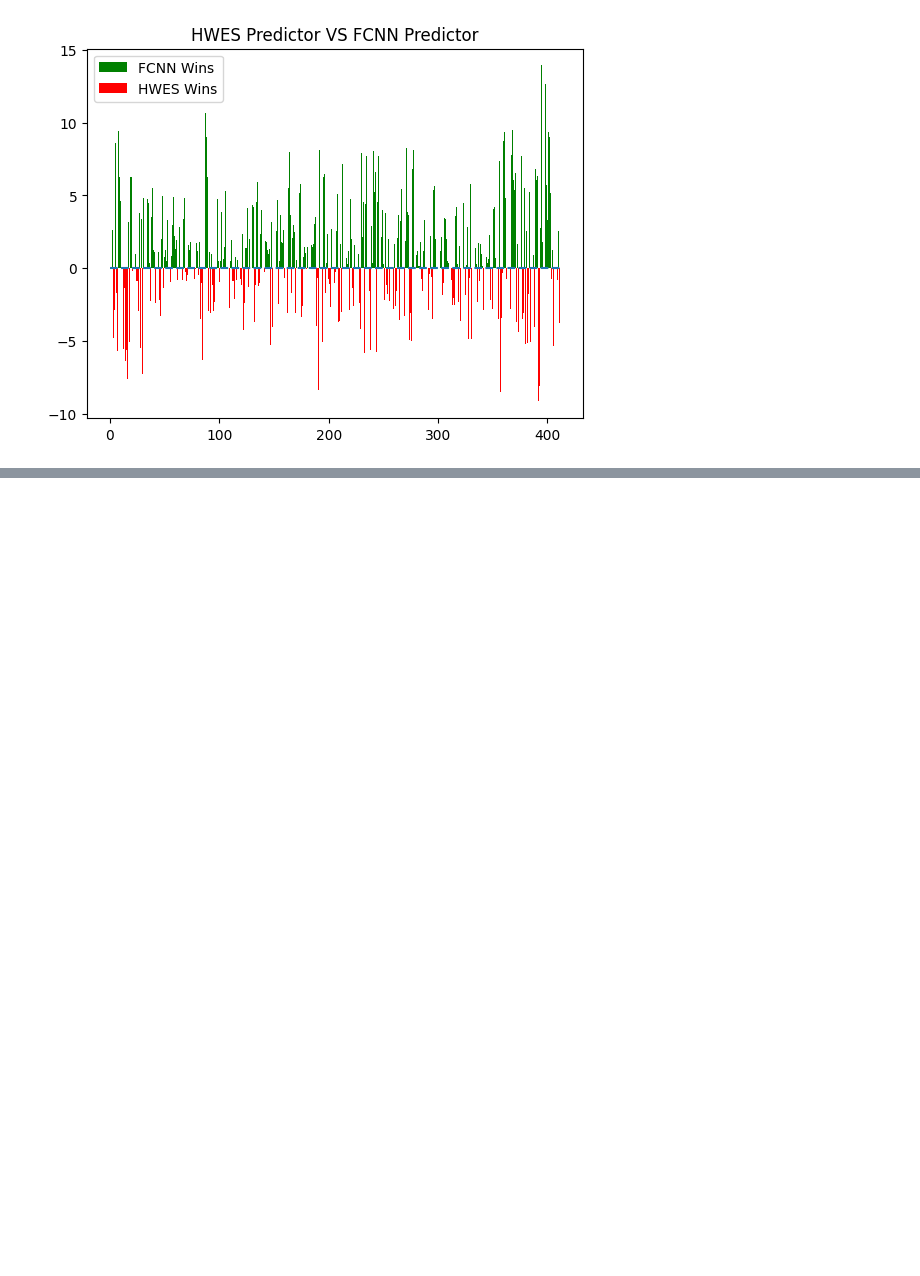
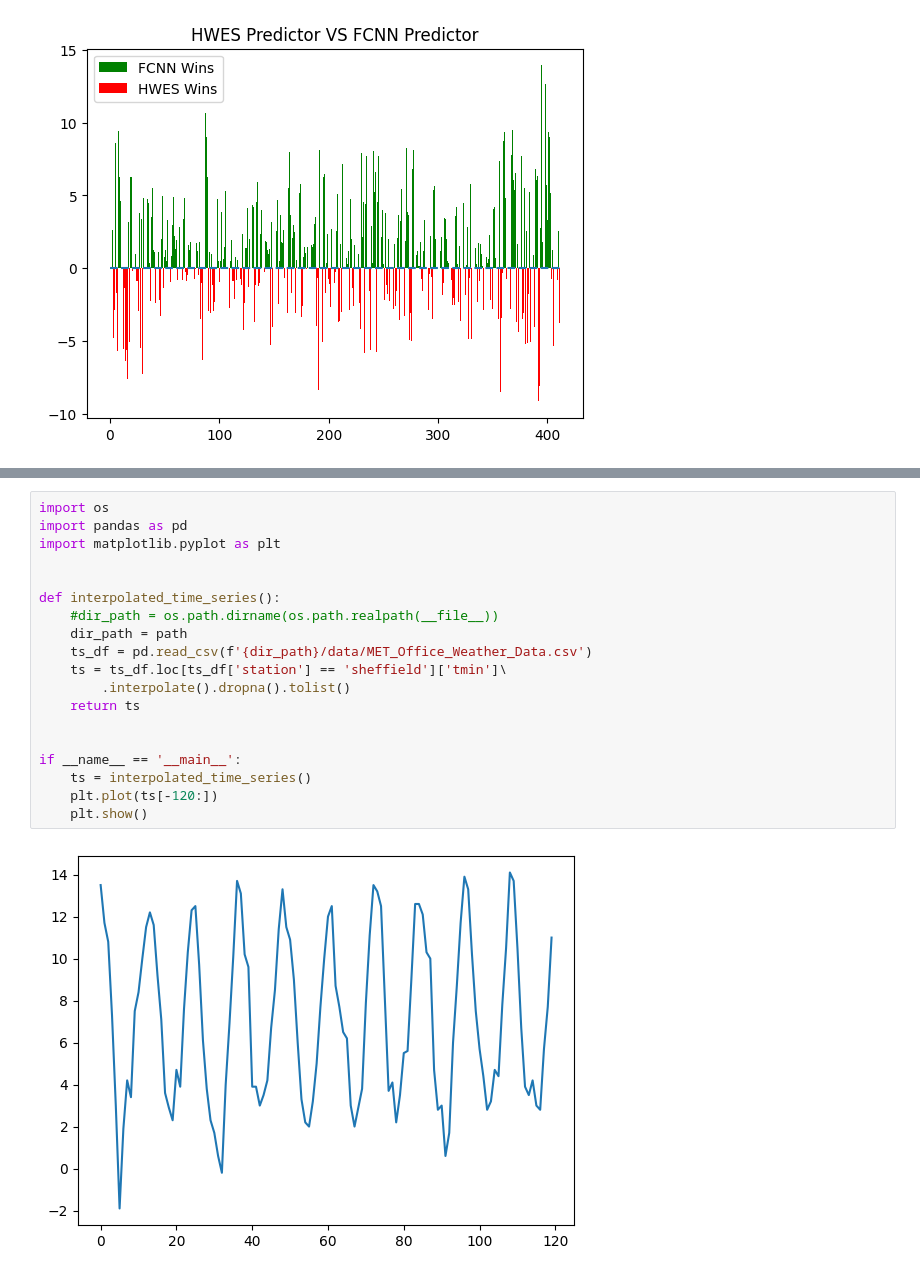
Before and after one commit to jorgeerodriguez/FinOps_AWS, a Jupyter notebook: TimeSeries_ML.ipynb, the cells around one changed output, grey strips where cells are left out. Drawn from its saved outputs; the diff is of its cells as text; blank space fills up the shorter version.

```diff
--- a/TimeSeries_ML.ipynb
+++ b/TimeSeries_ML.ipynb
@@ -794,0 +974,21 @@ HWES Loss: 59.23703127724627
+# %%
+import os
+import pandas as pd
+import matplotlib.pyplot as plt
+
+
+def interpolated_time_series():
+    #dir_path = os.path.dirname(os.path.realpath(__file__))
+    dir_path = path
+    ts_df = pd.read_csv(f'{dir_path}/data/MET_Office_Weather_Data.csv')
+    ts = ts_df.loc[ts_df['station'] == 'sheffield']['tmin']\
+        .interpolate().dropna().tolist()
+    return ts
+
+
+if __name__ == '__main__':
+    ts = interpolated_time_series()
+    plt.plot(ts[-120:])
+    plt.show()
+# %% [output]
+[figure, added]
```
Also changed, not shown: parts of 10 cells of this notebook, 3 other files.
